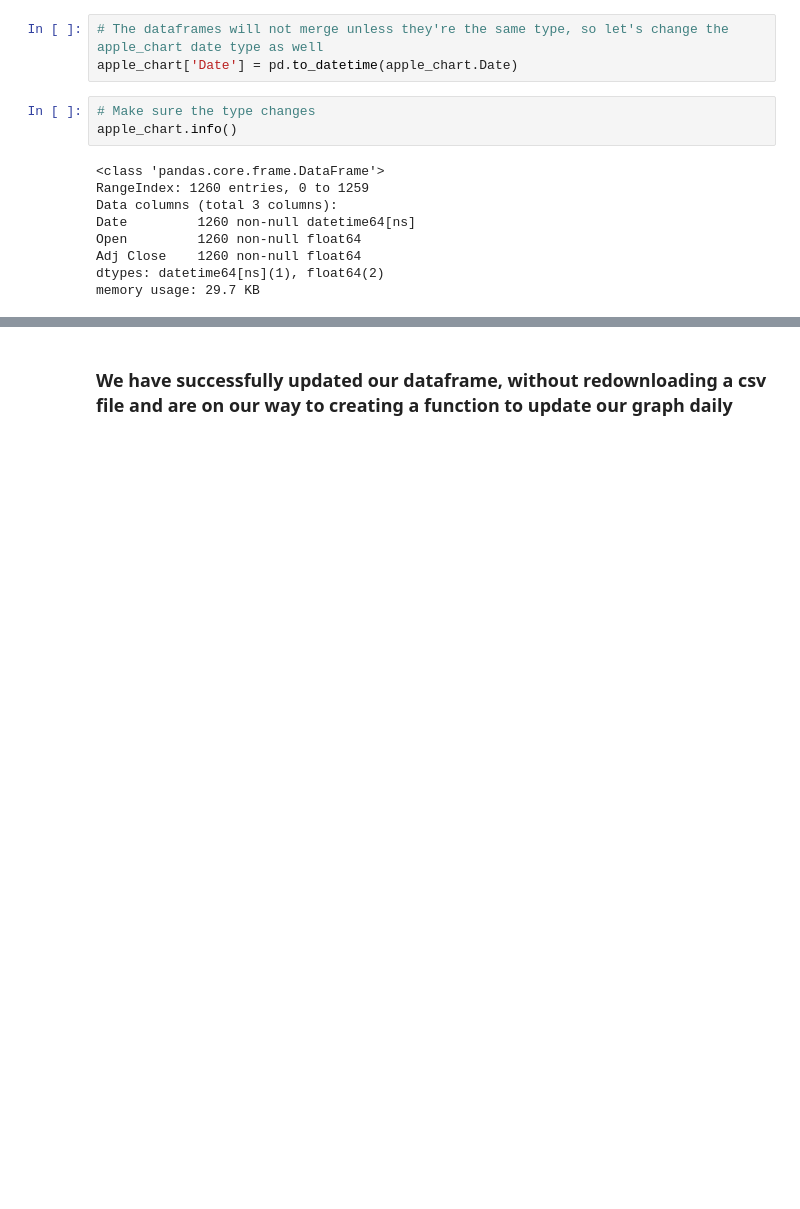
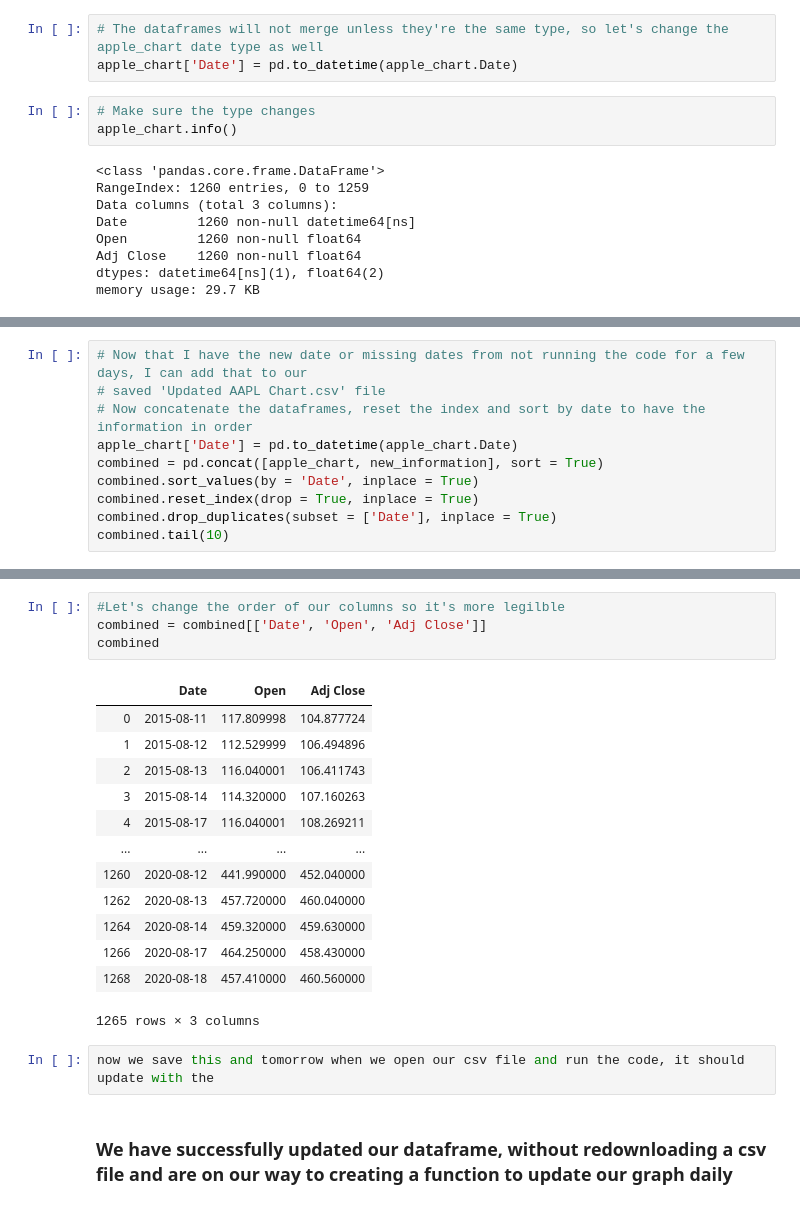
Before and after one commit to joseh4/Stock_market_monitoring, a Jupyter notebook: Updating_APPL_Chart.ipynb, the cells around one changed output, grey strips where cells are left out. Cells and saved outputs as stored; diff of their text form; blank space fills up the shorter version.

```diff
--- a/Updating_APPL_Chart.ipynb
+++ b/Updating_APPL_Chart.ipynb
@@ -228,0 +355,10 @@ combined.tail(10)
+# %%
+# Now that I have the new date or missing dates from not running the code for a few days, I can add that to our
+# saved 'Updated AAPL Chart.csv' file
+# Now concatenate the dataframes, reset the index and sort by date to have the information in order
+apple_chart['Date'] = pd.to_datetime(apple_chart.Date)
+combined = pd.concat([apple_chart, new_information], sort = True)
+combined.sort_values(by = 'Date', inplace = True)
+combined.reset_index(drop = True, inplace = True)
+combined.drop_duplicates(subset = ['Date'], inplace = True)
+combined.tail(10)
@@ -229,2 +377,22 @@ combined.tail(10)
+# %%
+#Let's change the order of our columns so it's more legilble
+combined = combined[['Date', 'Open', 'Adj Close']]
+combined
+# %% [output]
+|  | Date | Open | Adj Close |
+| 0 | 2015-08-11 | 117.809998 | 104.877724 |
+| 1 | 2015-08-12 | 112.529999 | 106.494896 |
+| 2 | 2015-08-13 | 116.040001 | 106.411743 |
+| 3 | 2015-08-14 | 114.320000 | 107.160263 |
+| 4 | 2015-08-17 | 116.040001 | 108.269211 |
+| ... | ... | ... | ... |
+| 1260 | 2020-08-12 | 441.990000 | 452.040000 |
+| 1262 | 2020-08-13 | 457.720000 | 460.040000 |
+| 1264 | 2020-08-14 | 459.320000 | 459.630000 |
+| 1266 | 2020-08-17 | 464.250000 | 458.430000 |
+| 1268 | 2020-08-18 | 457.410000 | 460.560000 |
+1265 rows × 3 columns
+# %%
+now we save this and tomorrow when we open our csv file and run the code, it should update with the
 # %% [markdown]
 ### We have successfully updated our dataframe, without redownloading a csv file and  are on our way to creating a function to update our graph daily
```
Also changed, not shown: parts of 30 cells of this notebook.
